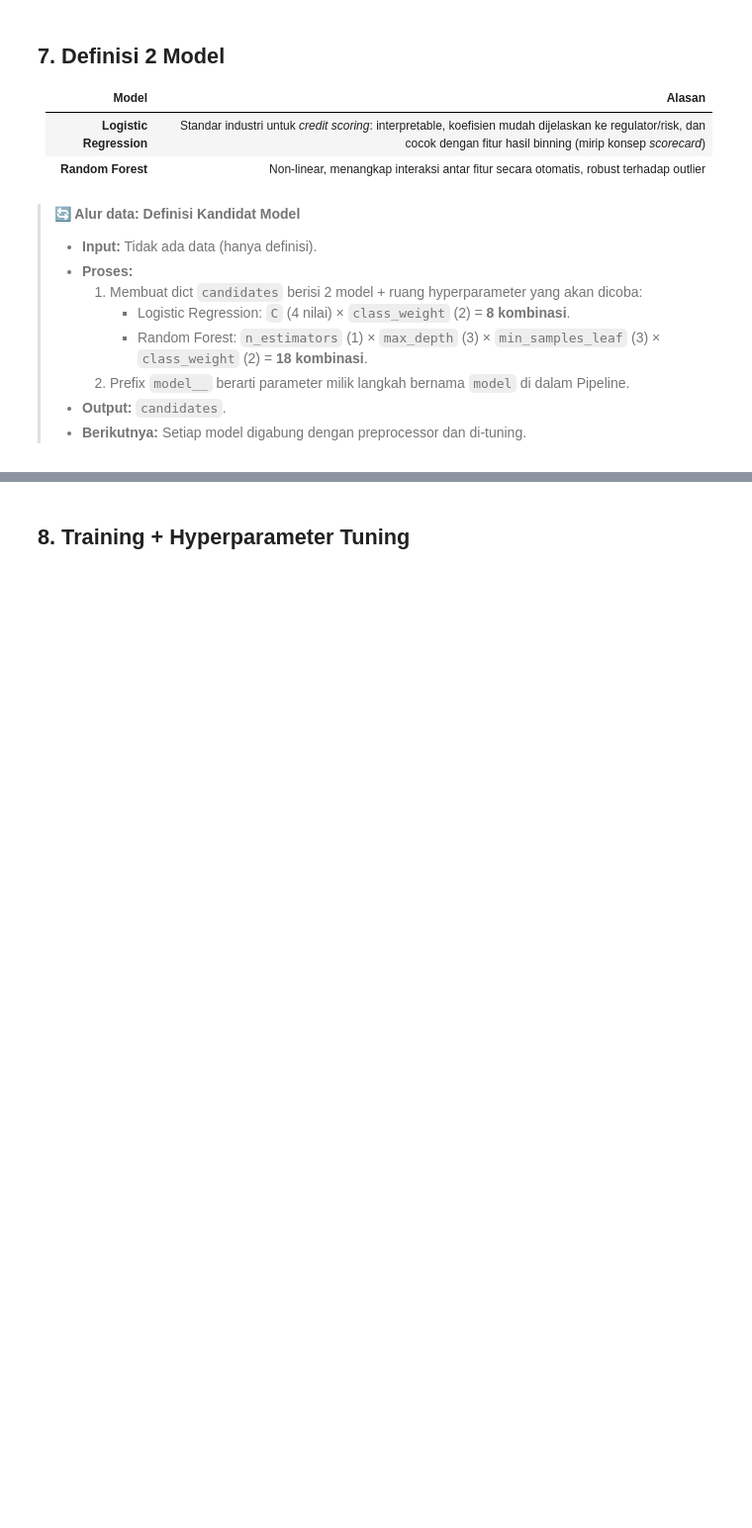
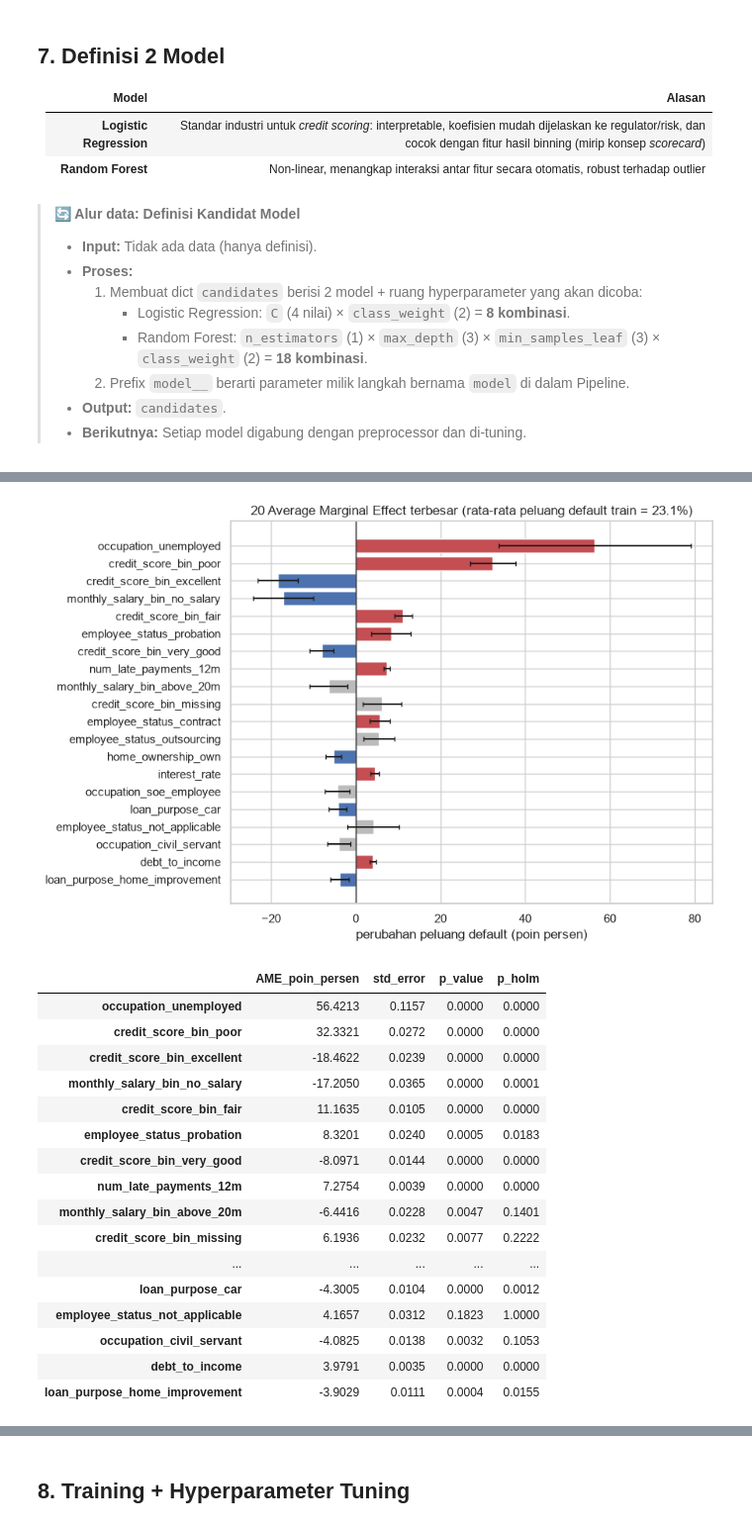
Before and after one commit to ikhsannur1996/credit_classification, a Jupyter notebook: notebooks/credit_default_end_to_end.ipynb, the cells around one changed output, grey strips where cells are left out. Shown at 99% size. Cells and saved outputs as stored; diff of their text form; code cells hidden in the pictures; blank space fills up the shorter version.

```diff
--- a/notebooks/credit_default_end_to_end.ipynb
+++ b/notebooks/credit_default_end_to_end.ipynb
@@ -978,0 +1265,36 @@ candidates = {
+# %%
+ame = logit_res.get_margeff(at="overall", method="dydx", dummy=True).summary_frame()
+ame.columns = ["AME", "std_error", "z", "p_value", "ci95_lower", "ci95_upper"]
+ame.index = [c.split("__", 1)[-1] for c in ame.index]
+ame["p_holm"] = holm_correction(ame["p_value"])
+ame["AME_poin_persen"] = ame["AME"] * 100
+top_ame = ame.reindex(ame["AME"].abs().sort_values(ascending=False).index).head(20)
+fig, ax = plt.subplots(figsize=(9, 6))
+ax.barh(top_ame.index, top_ame["AME_poin_persen"], xerr=1.96 * top_ame["std_error"] * 100, capsize=2,
+        color=np.where(top_ame["p_holm"] >= 0.05, "#BBBBBB", np.where(top_ame["AME"] > 0, "#C44E52", "#4C72B0")))
+ax.axvline(0, color="k", lw=1)
+ax.invert_yaxis()
+ax.set_xlabel("perubahan peluang default (poin persen)")
+ax.set_title(f"20 Average Marginal Effect terbesar (rata-rata peluang default train = {y_train.mean():.1%})")
+plt.tight_layout()
+plt.show()
+top_ame[["AME_poin_persen", "std_error", "p_value", "p_holm"]].round(4)
+# %% [output]
+[figure, added]
+|  | AME_poin_persen | std_error | p_value | p_holm |
+| occupation_unemployed | 56.4213 | 0.1157 | 0.0000 | 0.0000 |
+| credit_score_bin_poor | 32.3321 | 0.0272 | 0.0000 | 0.0000 |
+| credit_score_bin_excellent | -18.4622 | 0.0239 | 0.0000 | 0.0000 |
+| monthly_salary_bin_no_salary | -17.2050 | 0.0365 | 0.0000 | 0.0001 |
+| credit_score_bin_fair | 11.1635 | 0.0105 | 0.0000 | 0.0000 |
+| employee_status_probation | 8.3201 | 0.0240 | 0.0005 | 0.0183 |
+| credit_score_bin_very_good | -8.0971 | 0.0144 | 0.0000 | 0.0000 |
+| num_late_payments_12m | 7.2754 | 0.0039 | 0.0000 | 0.0000 |
+| monthly_salary_bin_above_20m | -6.4416 | 0.0228 | 0.0047 | 0.1401 |
+| credit_score_bin_missing | 6.1936 | 0.0232 | 0.0077 | 0.2222 |
+| ... | ... | ... | ... | ... |
+| loan_purpose_car | -4.3005 | 0.0104 | 0.0000 | 0.0012 |
+| employee_status_not_applicable | 4.1657 | 0.0312 | 0.1823 | 1.0000 |
+| occupation_civil_servant | -4.0825 | 0.0138 | 0.0032 | 0.1053 |
+| debt_to_income | 3.9791 | 0.0035 | 0.0000 | 0.0000 |
+| loan_purpose_home_improvement | -3.9029 | 0.0111 | 0.0004 | 0.0155 |
```
Also changed, not shown: parts of 24 cells of this notebook, 5 other files.
